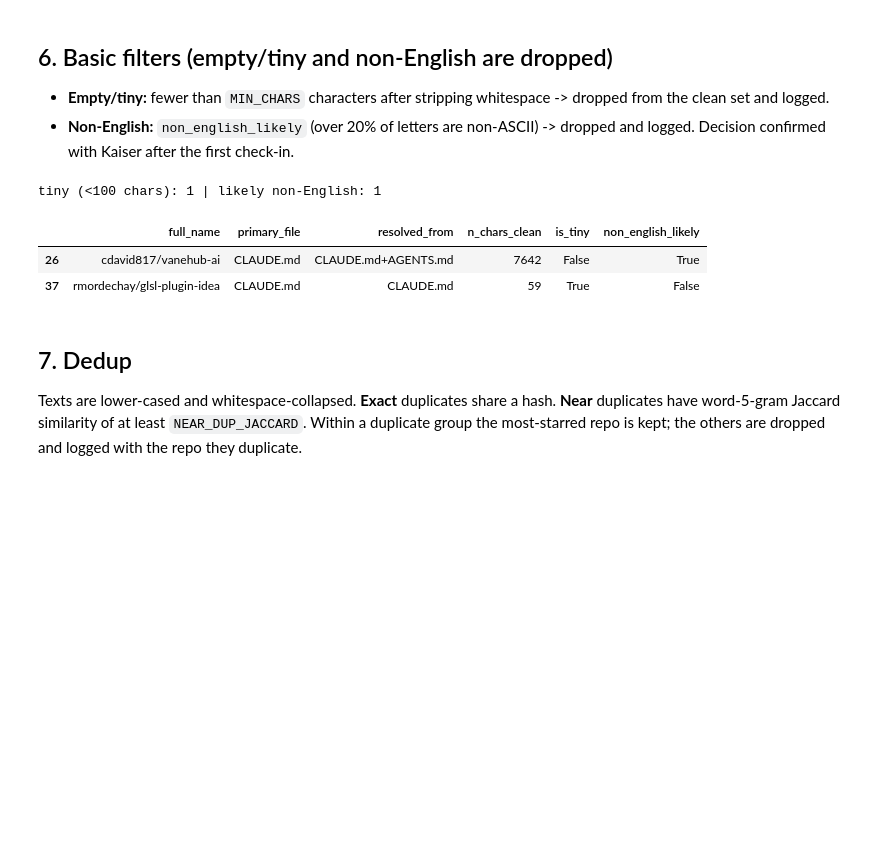
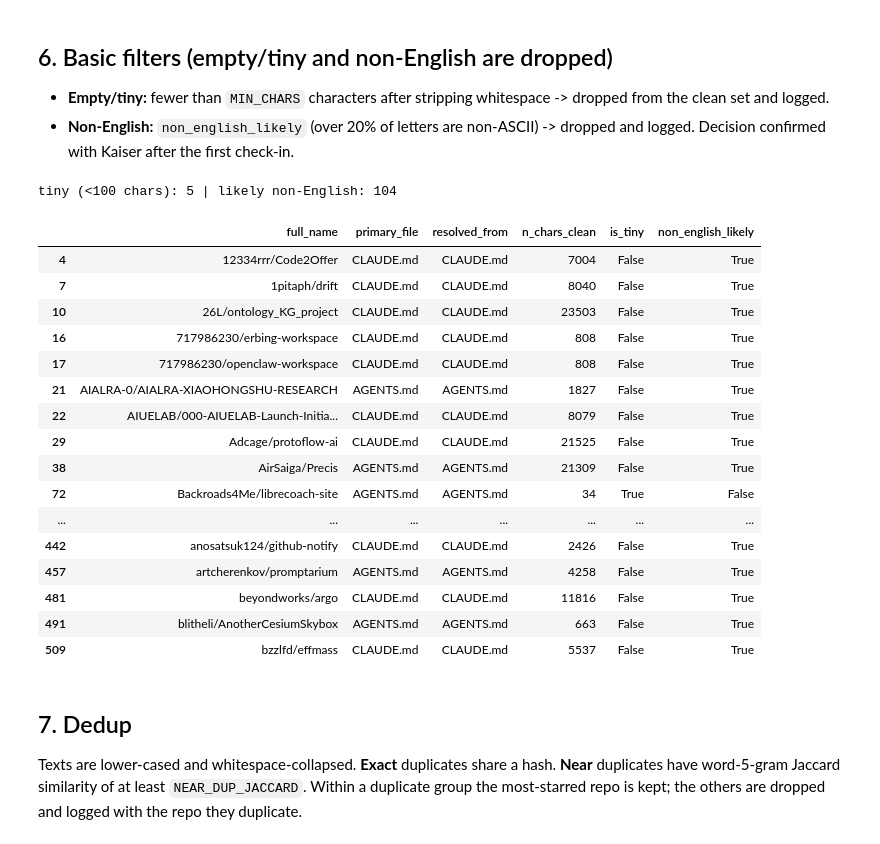
Before and after one commit to TheArnavBatra/claude-md-study, a Jupyter notebook: 02_clean.ipynb, the cells around one changed output. Cells and saved outputs as stored; diff of their text form; code cells hidden in the pictures; blank space fills up the shorter version.

```diff
--- a/02_clean.ipynb
+++ b/02_clean.ipynb
@@ -10,11 +10,11 @@ The unit is the **repo**. Each repo gets one `content_resolved` and a `resolved_
 
 One hop only; other `@imports` are not followed. `content_raw` is never overwritten. Dedup and secret stripping come in later steps of this notebook.
 # %%
-import re
+import os, re
 from pathlib import Path
 import pandas as pd
 
-IN_PATH = Path("data/raw/pilot_50.parquet")
+IN_PATH = Path(os.environ.get("IN_PATH", "data/raw/full_1250.parquet"))
 OUT_PATH = Path("data/interim/resolved.parquet")
 POINTER_MAX_CHARS = 500          # a CLAUDE.md shorter than this that mentions AGENTS.md is treated as a pointer
 IMPORT_RE = re.compile(r"(^|\s)@\.?/?AGENTS\.md\b", re.I)
@@ -139,17 +144,31 @@ Index: []
 # %%
 MIN_CHARS = 100
 repos["n_chars_clean"] = repos["content_clean"].fillna("").str.strip().str.len()
 letters = repos["content_clean"].fillna("").map(lambda t: [ch for ch in t if ch.isalpha()])
 repos["non_english_likely"] = letters.map(lambda L: bool(L) and sum(not c.isascii() for c in L) / len(L) > 0.20)
 repos["is_tiny"] = repos["n_chars_clean"] < MIN_CHARS
 print("tiny (<%d chars):" % MIN_CHARS, repos.is_tiny.sum(), "| likely non-English:", repos.non_english_likely.sum())
 repos.loc[repos.is_tiny | repos.non_english_likely,
-          ["full_name", "primary_file", "resolved_from", "n_chars_clean", "is_tiny", "non_english_likely"]]
+          ["full_name", "primary_file", "resolved_from", "n_chars_clean", "is_tiny", "non_english_likely"]].head(40)
 # %% [output]
-tiny (<100 chars): 1 | likely non-English: 1
+tiny (<100 chars): 5 | likely non-English: 104
 |  | full_name | primary_file | resolved_from | n_chars_clean | is_tiny | non_english_likely |
-| 26 | cdavid817/vanehub-ai | CLAUDE.md | CLAUDE.md+AGENTS.md | 7642 | False | True |
-| 37 | rmordechay/glsl-plugin-idea | CLAUDE.md | CLAUDE.md | 59 | True | False |
+| 4 | 12334rrr/Code2Offer | CLAUDE.md | CLAUDE.md | 7004 | False | True |
+| 7 | 1pitaph/drift | CLAUDE.md | CLAUDE.md | 8040 | False | True |
+| 10 | 26L/ontology_KG_project | CLAUDE.md | CLAUDE.md | 23503 | False | True |
+| 16 | 717986230/erbing-workspace | CLAUDE.md | CLAUDE.md | 808 | False | True |
+| 17 | 717986230/openclaw-workspace | CLAUDE.md | CLAUDE.md | 808 | False | True |
+| 21 | AIALRA-0/AIALRA-XIAOHONGSHU-RESEARCH | AGENTS.md | AGENTS.md | 1827 | False | True |
+| 22 | AIUELAB/000-AIUELAB-Launch-Initia... | CLAUDE.md | CLAUDE.md | 8079 | False | True |
+| 29 | Adcage/protoflow-ai | CLAUDE.md | CLAUDE.md | 21525 | False | True |
+| 38 | AirSaiga/Precis | AGENTS.md | AGENTS.md | 21309 | False | True |
+| 72 | Backroads4Me/librecoach-site | AGENTS.md | AGENTS.md | 34 | True | False |
+| ... | ... | ... | ... | ... | ... | ... |
+| 442 | anosatsuk124/github-notify | CLAUDE.md | CLAUDE.md | 2426 | False | True |
+| 457 | artcherenkov/promptarium | AGENTS.md | AGENTS.md | 4258 | False | True |
+| 481 | beyondworks/argo | CLAUDE.md | CLAUDE.md | 11816 | False | True |
+| 491 | blitheli/AnotherCesiumSkybox | AGENTS.md | AGENTS.md | 663 | False | True |
+| 509 | bzzlfd/effmass | CLAUDE.md | CLAUDE.md | 5537 | False | True |
 # %% [markdown]
 ## 7. Dedup
 Texts are lower-cased and whitespace-collapsed. **Exact** duplicates share a hash. **Near** duplicates have word-5-gram Jaccard similarity of at least `NEAR_DUP_JACCARD`. Within a duplicate group the most-starred repo is kept; the others are dropped and logged with the repo they duplicate.
```
Also changed, not shown: parts of 9 cells of this notebook, 1 other file.
